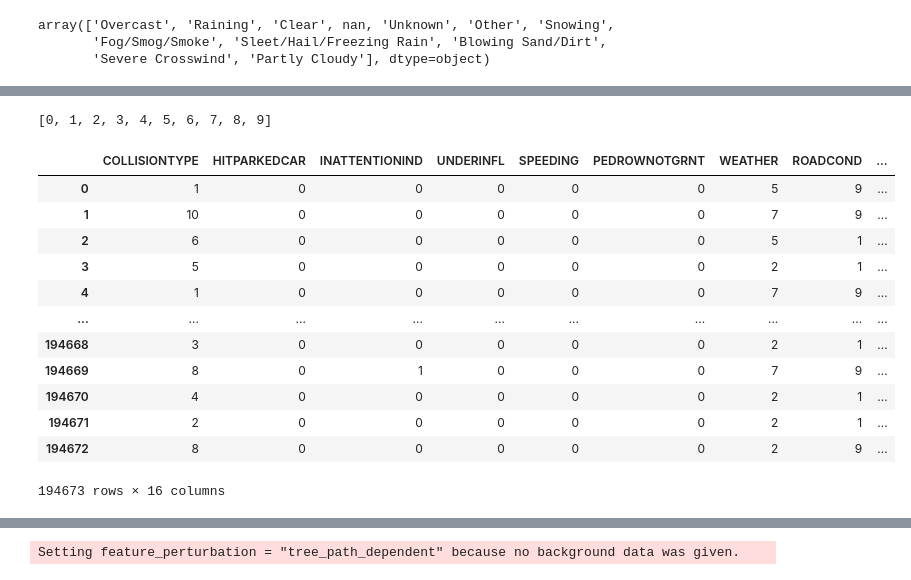
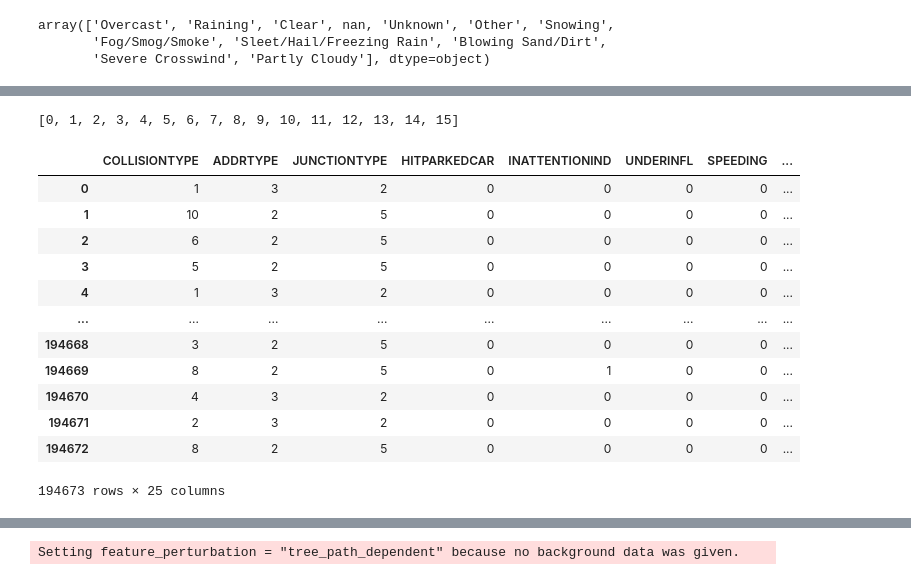
Before and after one commit to qcabel/collision-severity-prediction, a Jupyter notebook: predict_collision_severity.ipynb, the cells around one changed output, grey strips where cells are left out. Saved outputs shown, nothing was run; the diff lists cells and outputs as text; code cells hidden in the pictures.

```diff
--- a/predict_collision_severity.ipynb
+++ b/predict_collision_severity.ipynb
@@ -319,5 +362,13 @@ Name: X, dtype: float64
 #     return s
 
 # df['X'] = df['X'].apply(for_X_Y)
-df['X'].fillna(df['X'].mean(), inplace=True)
-df['Y'].fillna(df['Y'].mean(), inplace=True)
+
+# missing data: use a special value to fill in missing value (instead of mean),
+# so the tree model can treat these missing values differently
+# df['X'].fillna(df['X'].mean(), inplace=True)
+# df['Y'].fillna(df['Y'].mean(), inplace=True)
+df['X'].fillna(0, inplace=True)
+df['Y'].fillna(0, inplace=True)
+# %%
+df['INTKEY'].fillna(0, inplace=True)
+df['INTKEY'] = df['INTKEY'].astype(int)
@@ -784,5 +872,7 @@ import catboost
 print(catboost.__version__)
 # %% [output]
 0.24.2
+# %%
+df['ST_COLCODE'].fillna(999, inplace=True)
 # %%
 df['WEATHER'].unique()
@@ -793,5 +896,7 @@ array(['Overcast', 'Raining', 'Clear', nan, 'Unknown', 'Other', 'Snowing',
 # %%
 df_preprocessed = pd.concat([categ_to_ordinal(df, feature='COLLISIONTYPE'),
+                             categ_to_ordinal(df, feature='ADDRTYPE'),
+                             categ_to_ordinal(df, feature='JUNCTIONTYPE'),
                              categ_to_ordinal(df, feature='HITPARKEDCAR'),
                              categ_to_ordinal(df, feature='INATTENTIONIND'),
                              categ_to_ordinal(df, feature='UNDERINFL'),
@@ -800,7 +905,8 @@ df_preprocessed = pd.concat([categ_to_ordinal(df, feature='COLLISIONTYPE'),
                              categ_to_ordinal(df, feature='WEATHER'),
                              categ_to_ordinal(df, feature='ROADCOND'),
                              categ_to_ordinal(df, feature='LIGHTCOND'),
-                             df[['SDOT_COLCODE', 'X', 'Y',
+                             df[['SDOT_COLCODE', 'ST_COLCODE', 'INTKEY', 'SEGLANEKEY', 'CROSSWALKKEY',
+                                 'X', 'Y', 'MONTH', 'YEAR', 'TIMEOFDAY',
                                  'PERSONCOUNT', 'PEDCOUNT', 'PEDCYLCOUNT', 'VEHCOUNT']]], axis=1)
 #
 # not necessary to oridnal_encode categorical featuers (it should accept string values),
@@ -809,24 +915,24 @@ df_preprocessed = pd.concat([categ_to_ordinal(df, feature='COLLISIONTYPE'),
 # df_preprocessed = pd.concat([categ_to_ordinal(df, feature='WEATHER'),
 #                              df[['PEDCOUNT','SDOT_COLCODE']]], axis=1)
 # %%
-cat_features = list(range(10))
+cat_features = list(range(16))
 print(cat_features)
 df_preprocessed
 # %% [output]
-[0, 1, 2, 3, 4, 5, 6, 7, 8, 9]
+[0, 1, 2, 3, 4, 5, 6, 7, 8, 9, 10, 11, 12, 13, 14, 15]
-|  | COLLISIONTYPE | HITPARKEDCAR | INATTENTIONIND | UNDERINFL | SPEEDING | PEDROWNOTGRNT | WEATHER | ROADCOND | ... |
-| 0 | 1 | 0 | 0 | 0 | 0 | 0 | 5 | 9 | ... |
-| 1 | 10 | 0 | 0 | 0 | 0 | 0 | 7 | 9 | ... |
-| 2 | 6 | 0 | 0 | 0 | 0 | 0 | 5 | 1 | ... |
-| 3 | 5 | 0 | 0 | 0 | 0 | 0 | 2 | 1 | ... |
-| 4 | 1 | 0 | 0 | 0 | 0 | 0 | 7 | 9 | ... |
-| ... | ... | ... | ... | ... | ... | ... | ... | ... | ... |
-| 194668 | 3 | 0 | 0 | 0 | 0 | 0 | 2 | 1 | ... |
-| 194669 | 8 | 0 | 1 | 0 | 0 | 0 | 7 | 9 | ... |
-| 194670 | 4 | 0 | 0 | 0 | 0 | 0 | 2 | 1 | ... |
-| 194671 | 2 | 0 | 0 | 0 | 0 | 0 | 2 | 1 | ... |
-| 194672 | 8 | 0 | 0 | 0 | 0 | 0 | 2 | 9 | ... |
+|  | COLLISIONTYPE | ADDRTYPE | JUNCTIONTYPE | HITPARKEDCAR | INATTENTIONIND | UNDERINFL | SPEEDING | ... |
+| 0 | 1 | 3 | 2 | 0 | 0 | 0 | 0 | ... |
+| 1 | 10 | 2 | 5 | 0 | 0 | 0 | 0 | ... |
+| 2 | 6 | 2 | 5 | 0 | 0 | 0 | 0 | ... |
+| 3 | 5 | 2 | 5 | 0 | 0 | 0 | 0 | ... |
+| 4 | 1 | 3 | 2 | 0 | 0 | 0 | 0 | ... |
+| ... | ... | ... | ... | ... | ... | ... | ... | ... |
+| 194668 | 3 | 2 | 5 | 0 | 0 | 0 | 0 | ... |
+| 194669 | 8 | 2 | 5 | 0 | 1 | 0 | 0 | ... |
+| 194670 | 4 | 3 | 2 | 0 | 0 | 0 | 0 | ... |
+| 194671 | 2 | 3 | 2 | 0 | 0 | 0 | 0 | ... |
+| 194672 | 8 | 2 | 5 | 0 | 0 | 0 | 0 | ... |
-194673 rows × 16 columns
+194673 rows × 25 columns
 # %%
 X_train, X_test, y_train, y_test = train_test_split(
     df_preprocessed, df['SEVERITYCODE'], test_size=0.2, random_state=1)
```
Also changed, not shown: parts of 47 cells of this notebook.
